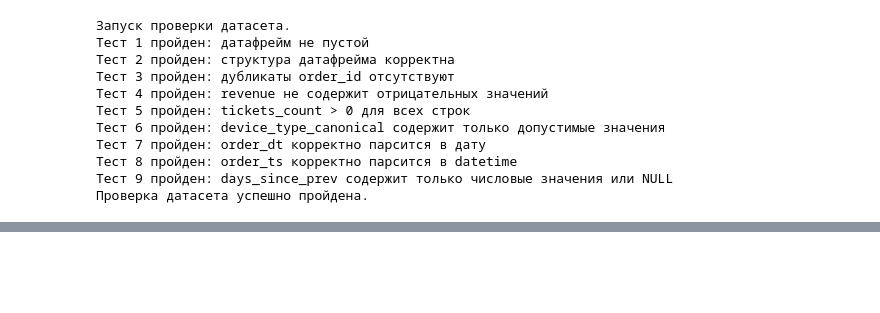
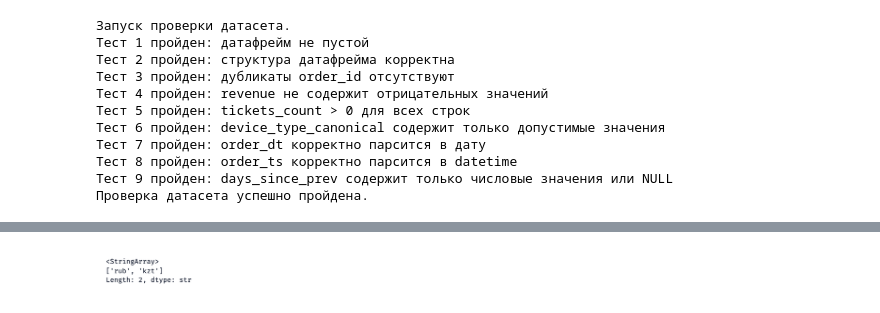
Before and after one commit to achezganov/yandex_afisha_eda, a Jupyter notebook: __marimo__/main.ipynb, the cells around one changed output, grey strips where cells are left out. Drawn from its saved outputs; the diff is of its cells as text; code cells hidden in the pictures; blank space fills up the shorter version.

```diff
--- a/__marimo__/main.ipynb
+++ b/__marimo__/main.ipynb
@@ -249,0 +259,5 @@ validate_dataset(df)
+# %%
+# Проверим currency_code на некорректные значения
+df_raw['currency_code'].unique()
+# %% [output]
+[figure, added]
```
Also changed, not shown: parts of 39 cells of this notebook, 1 other file.
